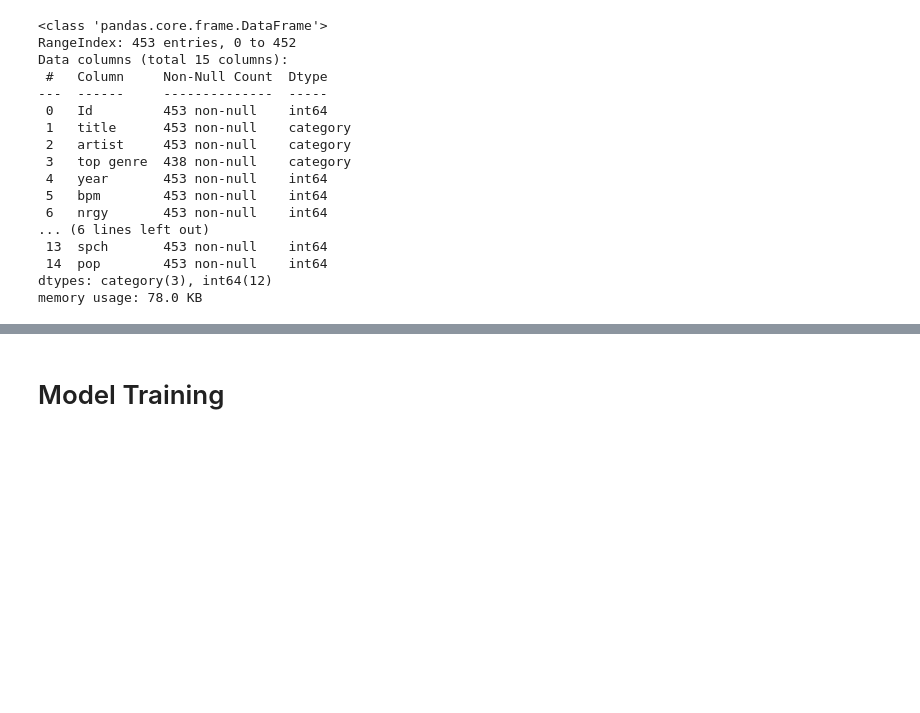
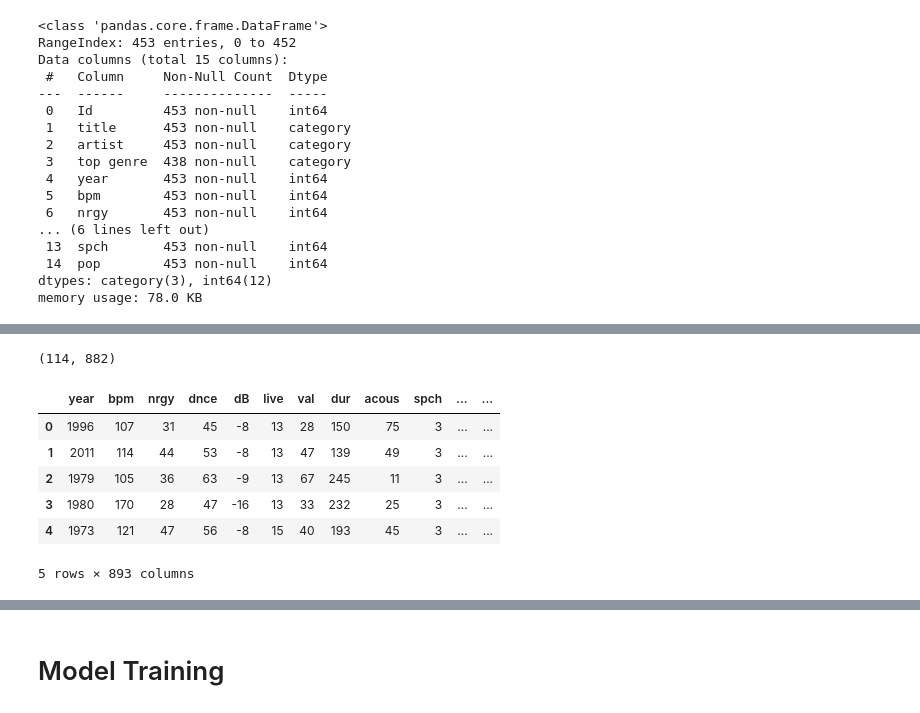
Before and after one commit to kr19al0711/cs985-spotify-regression-lakkh, a Jupyter notebook: CS985_Regression_Spotify_RandomForest.ipynb, the cells around one changed output, grey strips where cells are left out. Cells and saved outputs as stored; diff of their text form; code cells hidden in the pictures; blank space fills up the shorter version.

```diff
--- a/CS985_Regression_Spotify_RandomForest.ipynb
+++ b/CS985_Regression_Spotify_RandomForest.ipynb
@@ -219,0 +224,5 @@ There are 15 Null values in the Top Genre column
+# %%
+most_frequent_genre = spotify_train['top genre'].mode()[0]
+
+spotify_train['top genre'].fillna(most_frequent_genre, inplace=True)
+spotify_train.info()
@@ -219,0 +285,4 @@ There are 15 Null values in the Top Genre column
+# %%
+spotify_test_encoded.shape
+# %% [output]
+(114, 882)
@@ -219,0 +295,10 @@ There are 15 Null values in the Top Genre column
+# %%
+spotify_train.head()
+# %% [output]
+|  | year | bpm | nrgy | dnce | dB | live | val | dur | acous | spch | ... | ... |
+| 0 | 1996 | 107 | 31 | 45 | -8 | 13 | 28 | 150 | 75 | 3 | ... | ... |
+| 1 | 2011 | 114 | 44 | 53 | -8 | 13 | 47 | 139 | 49 | 3 | ... | ... |
+| 2 | 1979 | 105 | 36 | 63 | -9 | 13 | 67 | 245 | 11 | 3 | ... | ... |
+| 3 | 1980 | 170 | 28 | 47 | -16 | 13 | 33 | 232 | 25 | 3 | ... | ... |
+| 4 | 1973 | 121 | 47 | 56 | -8 | 15 | 40 | 193 | 45 | 3 | ... | ... |
+5 rows × 893 columns
```
Also changed, not shown: parts of 19 cells of this notebook.
